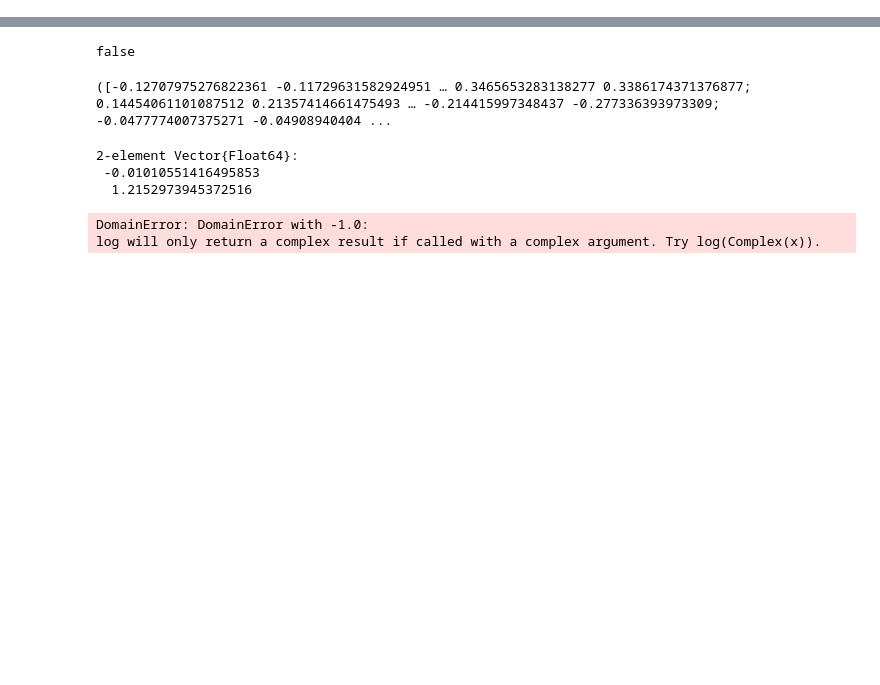
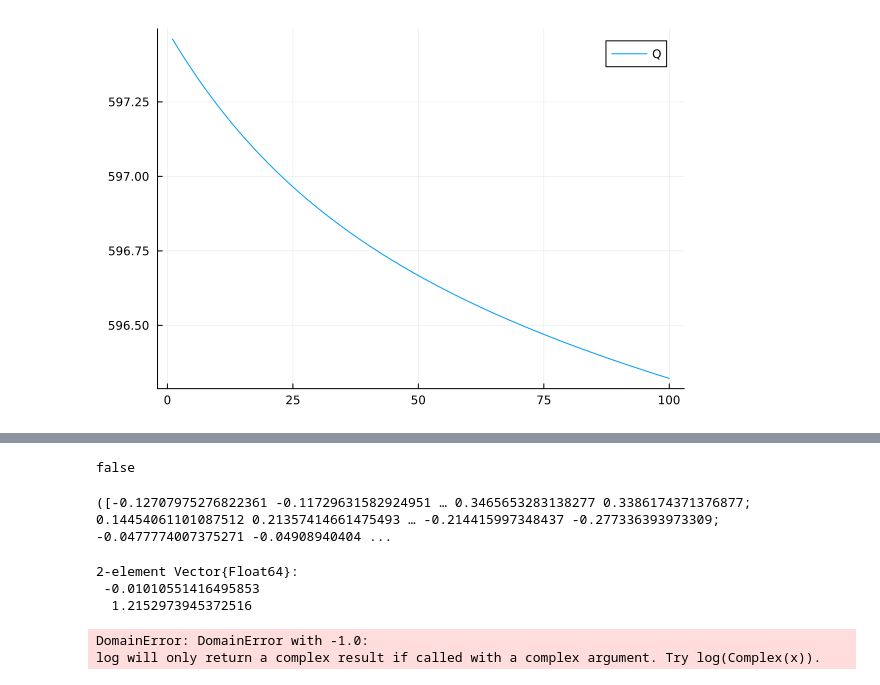
Before and after one commit to depasquale-lab/StateSpaceDynamics.jl, a Jupyter notebook: notebooks/LDS.ipynb, the cells around one changed output, grey strips where cells are left out. Cells and saved outputs as stored; diff of their text form; code cells hidden in the pictures; blank space fills up the shorter version.

```diff
--- a/notebooks/LDS.ipynb
+++ b/notebooks/LDS.ipynb
@@ -34,0 +121,4 @@ x, y = SSM.sample(lds, 100, 3)
+# %%
+plot(qs, label="Q")
+# %% [output]
+[figure, added]
```
Also changed, not shown: parts of 10 cells of this notebook, 9 other files.
